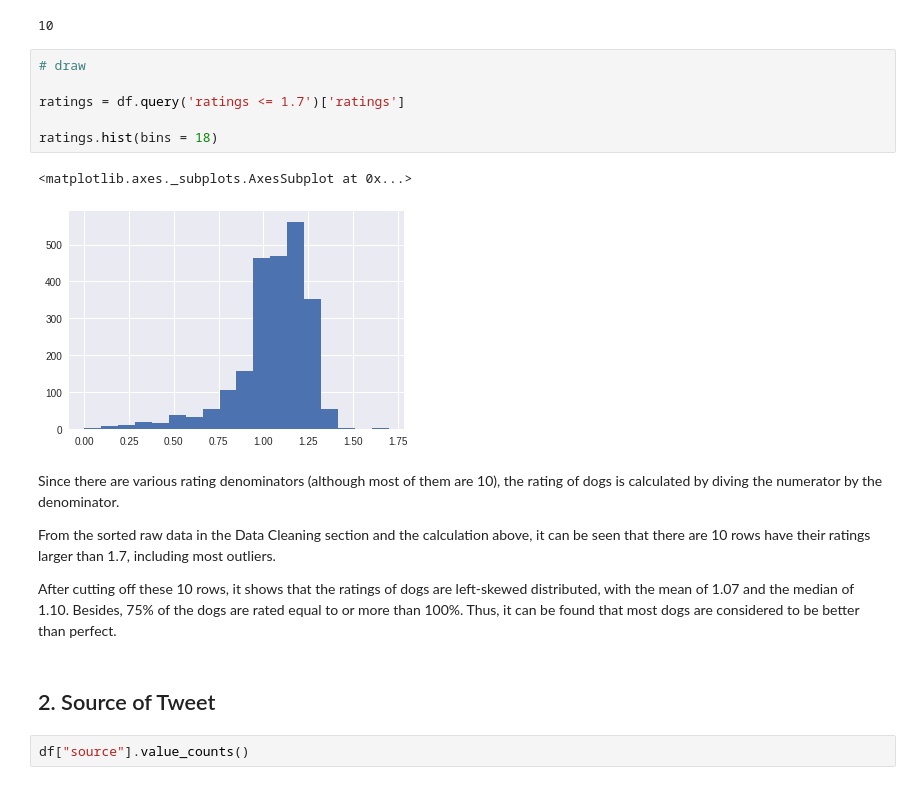
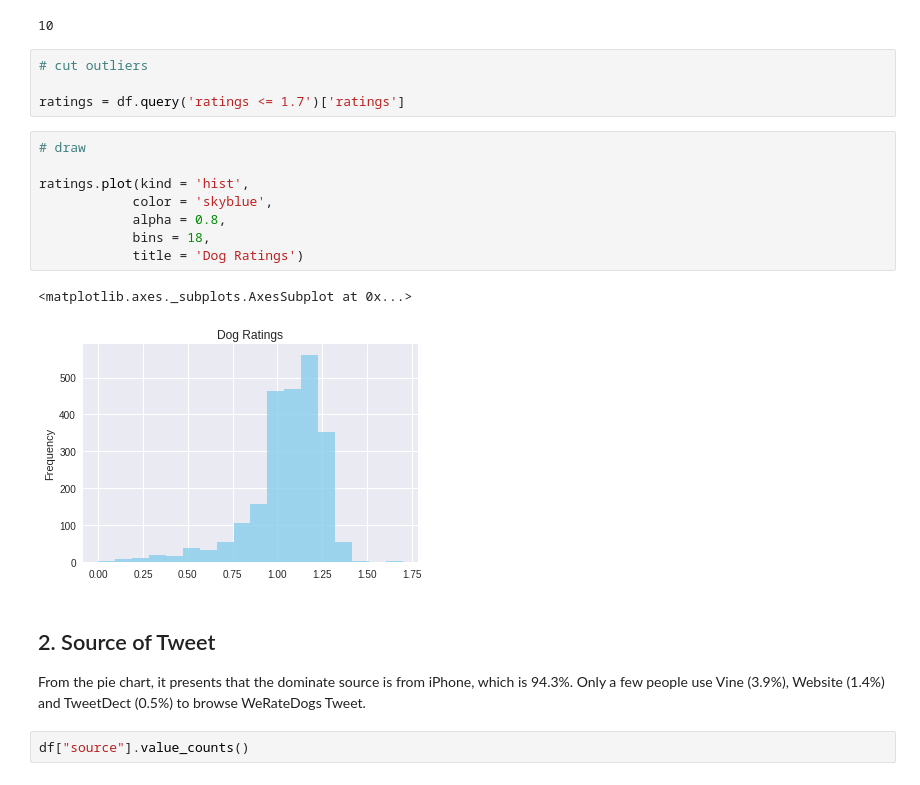
Before and after one commit to yanglinjing/dand_p7_WeRateDogs_Twitter_Analysis, a Jupyter notebook: wrangle_act.ipynb, the cells around one changed output. Cells and saved outputs as stored; diff of their text form.

```diff
--- a/wrangle_act.ipynb
+++ b/wrangle_act.ipynb
@@ -780,22 +844,24 @@ df.query('ratings > 2')['ratings'].count()
 # %% [output]
 10
 # %%
-# draw
+# cut outliers
 
 ratings = df.query('ratings <= 1.7')['ratings']
-
-ratings.hist(bins = 18)
-# %% [output]
-<matplotlib.axes._subplots.AxesSubplot at 0x...>
-[figure, removed]
-# %% [markdown]
-Since there are various rating denominators (although most of them are 10), the rating of dogs is calculated by diving the numerator by the denominator.
-
-From the sorted raw data in the Data Cleaning section and the calculation above, it can be seen that there are 10 rows have their ratings larger than 1.7, including most outliers.
-
-After cutting off these 10 rows, it shows that the ratings of dogs are left-skewed distributed, with the mean of 1.07 and the median of 1.10. Besides, 75% of the dogs are rated equal to or more than 100%. Thus, it can be found that most dogs are considered to be better than perfect.
-# %% [markdown]
-## 2. Source of Tweet
+# %%
+# draw
+
+ratings.plot(kind = 'hist',
+            color = 'skyblue',
+            alpha = 0.8,
+            bins = 18,
+            title = 'Dog Ratings')
+# %% [output]
+<matplotlib.axes._subplots.AxesSubplot at 0x...>
+[figure, added]
+# %% [markdown]
+## 2. Source of Tweet
+
+From the pie chart, it presents that the dominate source is from iPhone, which is 94.3%. Only a few people use Vine (3.9%), Website (1.4%) and TweetDect (0.5%) to browse WeRateDogs Tweet.
 # %%
 df["source"].value_counts()
 # %% [output]
```
Also changed, not shown: parts of 59 cells of this notebook.
